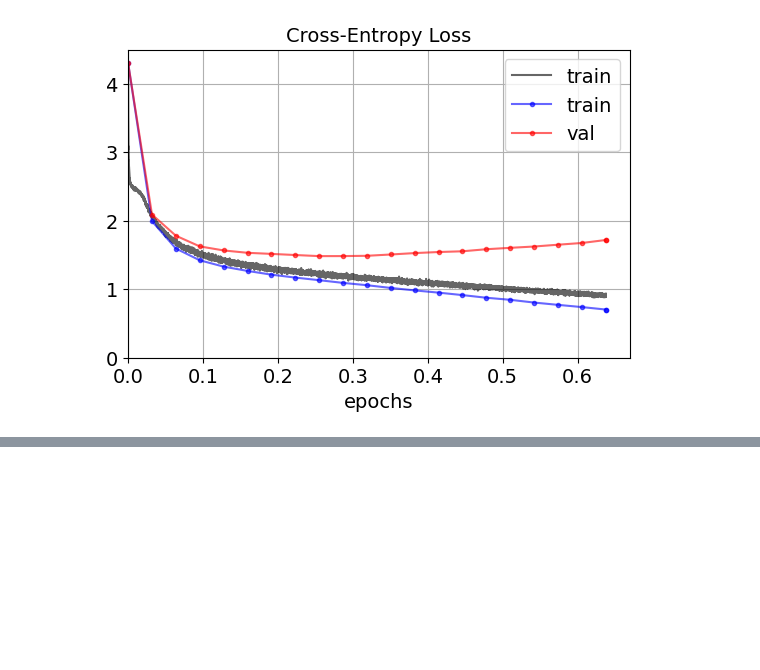
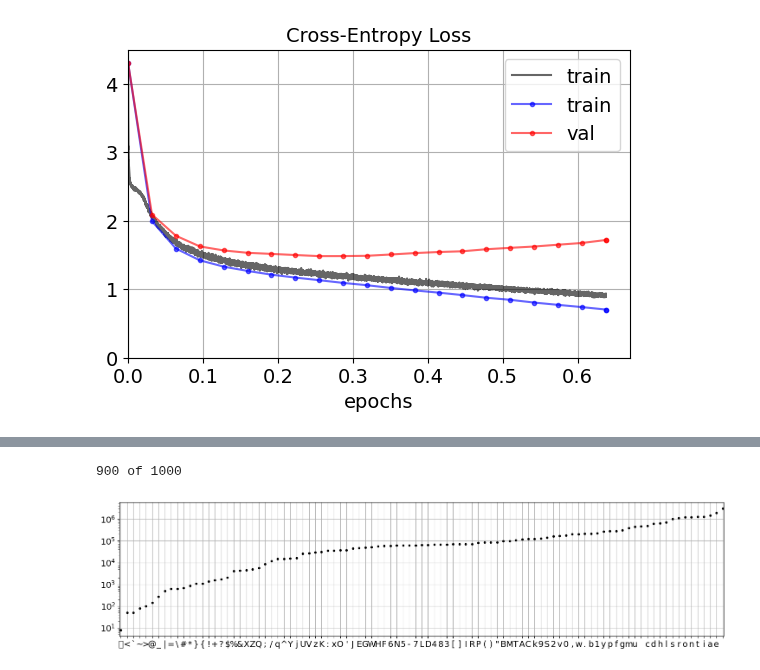
Before and after one commit to ozkansafak/decoder-llm, a Jupyter notebook: main.ipynb, the cells around one changed output, grey strips where cells are left out. Saved outputs shown, nothing was run; the diff lists cells and outputs as text; code cells hidden in the pictures; blank space fills up the shorter version.

```diff
--- a/main.ipynb
+++ b/main.ipynb
@@ -149,0 +133,5 @@ drunkers: hie the glasses of
+# %%
+cnt = plot_character_frequency(urls[:1000], wikis, vocab)
+# %% [output]
+900 of 1000
+[figure, added]
```
Also changed, not shown: parts of 10 cells of this notebook, 6 other files.
